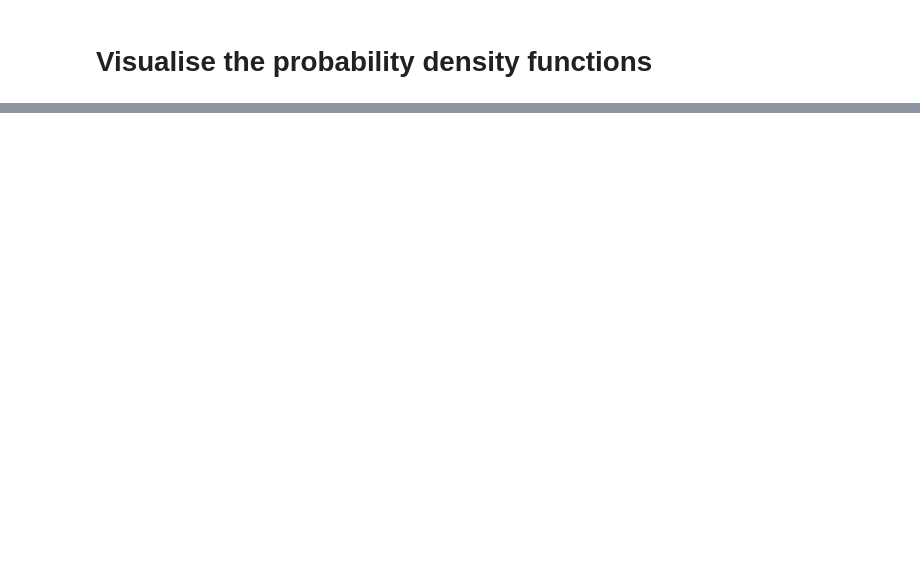
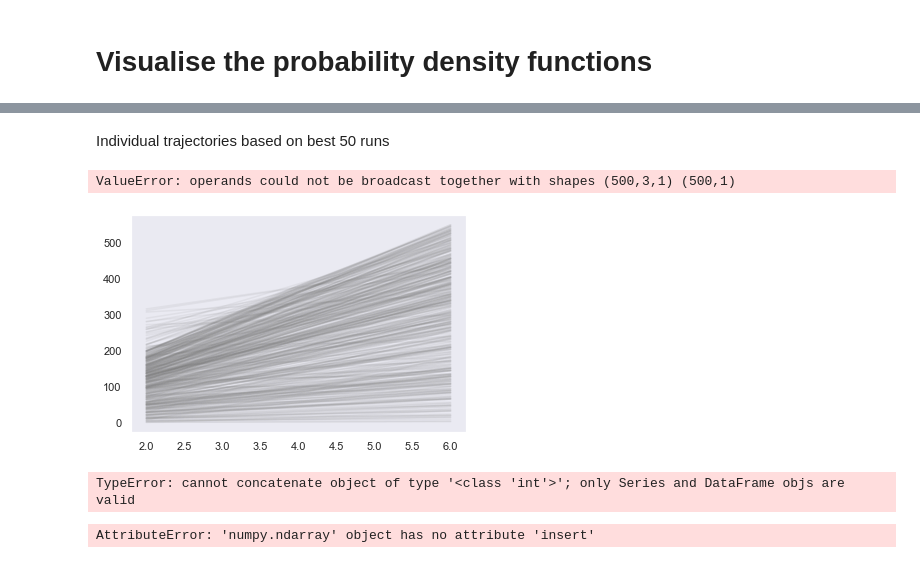
Before and after one commit to MarcoFelipeKing/Zoono, a Jupyter notebook: Code/vanilla_pyABC.ipynb, the cells around one changed output, grey strips where cells are left out. Saved outputs shown, nothing was run; the diff lists cells and outputs as text; code cells hidden in the pictures; blank space fills up the shorter version.

```diff
--- a/Code/vanilla_pyABC.ipynb
+++ b/Code/vanilla_pyABC.ipynb
@@ -195,0 +183,44 @@ NameError: name 'h' is not defined
+# %% [markdown]
+Individual trajectories based on best 50 runs
+# %%
+_, ax = plt.subplots()
+
+
+def plot_data(sum_stat, weight, ax, **kwargs):
+    """Plot a single trajectory"""
+    ax.plot(measurement_times, sum_stat['Contamination'], color='grey', alpha=0.1)
+
+
+def plot_mean(sum_stats, weights, ax, **kwargs):
+    """Plot mean over all samples"""
+    weights = np.array(weights)
+    weights /= weights.sum()
+    data = np.array([sum_stat['Contamination'] for sum_stat in sum_stats])
+    mean = (data * weights.reshape((-1, 1))).sum(axis=0)
+    ax.plot(measurement_times, mean, color='C2', label='Sample mean')
+
+
+ax = plot_data_callback(history, plot_data, plot_mean, ax=ax)
+
+#plt.plot(true_trajectory, color="C0", label='Simulation')
+plt.scatter(measurement_times, measurement_data, color="C1", label='Data')
+plt.xlabel('Time $t$')
+plt.ylabel('Measurement $Y$')
+plt.title('Conversion reaction: Simulated data fit')
+plt.legend()
+plt.show()
+# %% [output]
+ValueError: operands could not be broadcast together with shapes (500,3,1) (500,1)
+[figure, added]
+# %%
+import pandas as pd
+
+plt.errorbar(x=pd.concat([0,measurement_times]), y=pd.concat([initial_contamination,measurement_data]), yerr=pd.concat([385,sd]), fmt='o', color='black',
+             ecolor='lightgray', elinewidth=3, capsize=0);
+# %% [output]
+TypeError: cannot concatenate object of type '<class 'int'>'; only Series and DataFrame objs are valid
+# %%
+
+measurement_data.insert(0,1200)
+# %% [output]
+AttributeError: 'numpy.ndarray' object has no attribute 'insert'
```
Also changed, not shown: parts of 13 cells of this notebook.
